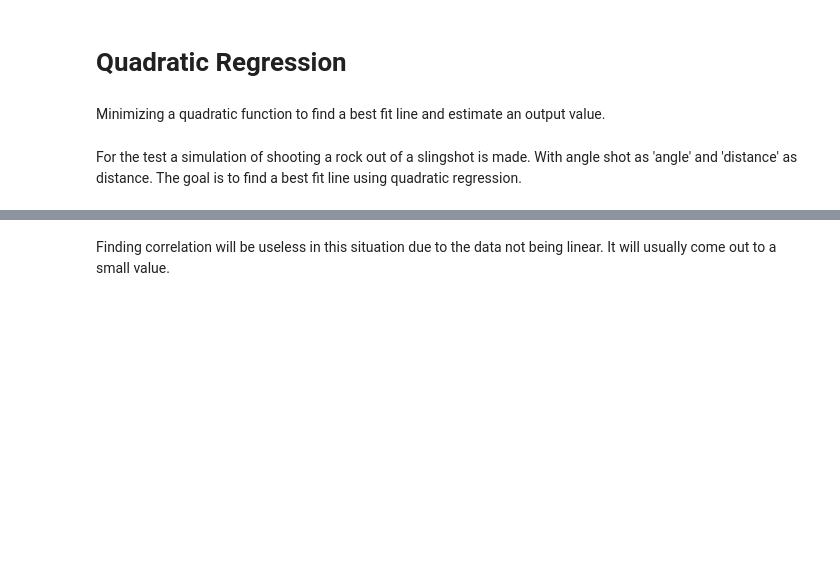
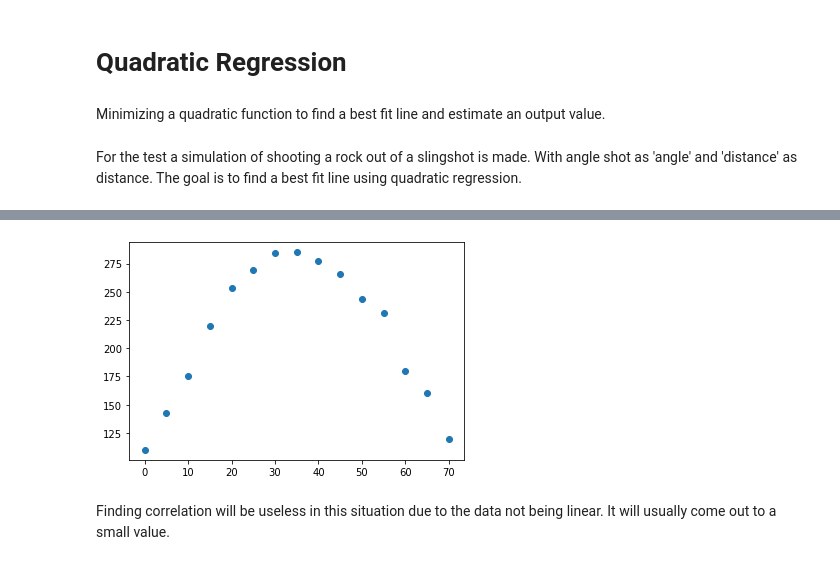
Before and after one commit to RayCarpenterIII/Different-Regressions, a Jupyter notebook: Quadratic Regression/Quadratic Regression.ipynb, the cells around one changed output, grey strips where cells are left out. Cells and saved outputs as stored; diff of their text form; code cells hidden in the pictures; blank space fills up the shorter version.

```diff
--- a/Quadratic Regression/Quadratic Regression.ipynb
+++ b/Quadratic Regression/Quadratic Regression.ipynb
@@ -27,3 +44,8 @@ px.scatter(throw_angle, x= 'angle', y = 'distance')
+# %%
+plots.scatter(throw_angle['angle'], throw_angle['distance']);
+plots.show();
+# %% [output]
+[figure, added]
 # %% [markdown]
 Finding correlation will be useless in this situation due to the data not being linear. It will usually come out to a small value.
 # %%
```
Also changed, not shown: parts of 16 cells of this notebook.
